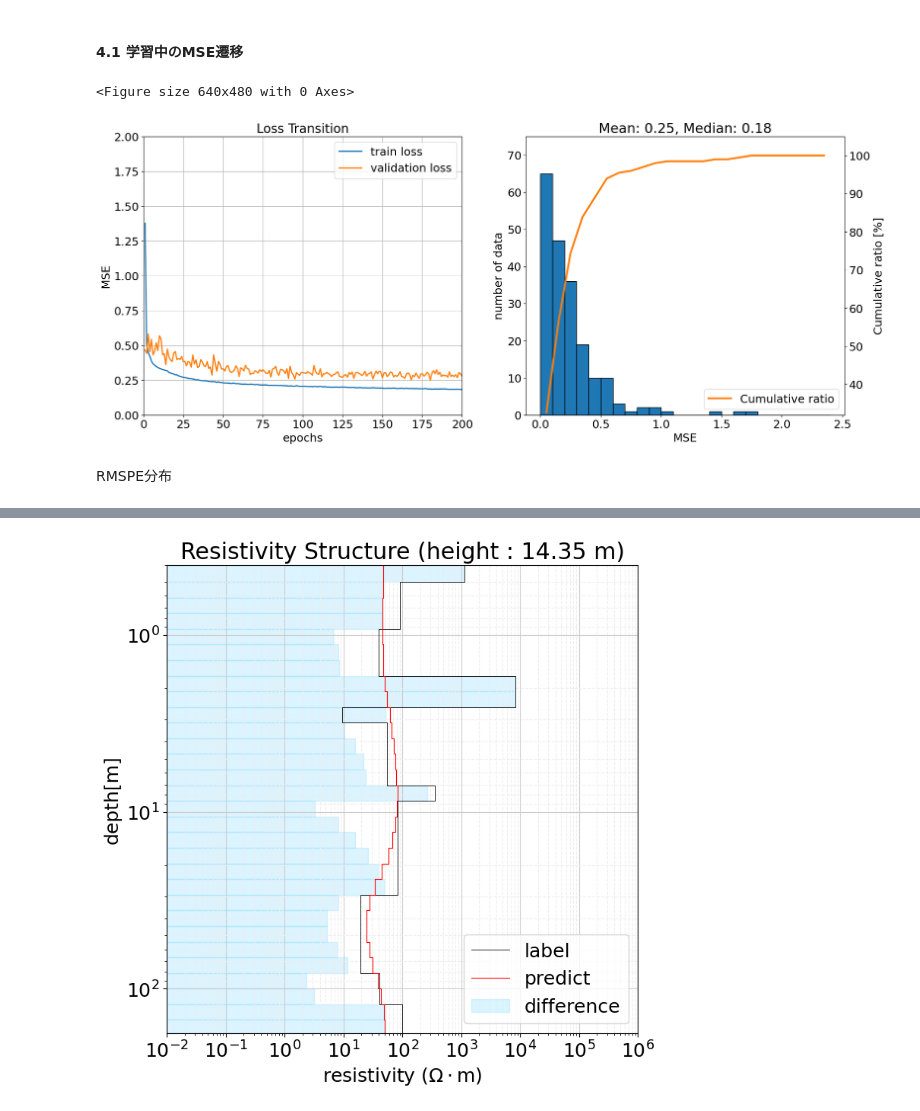
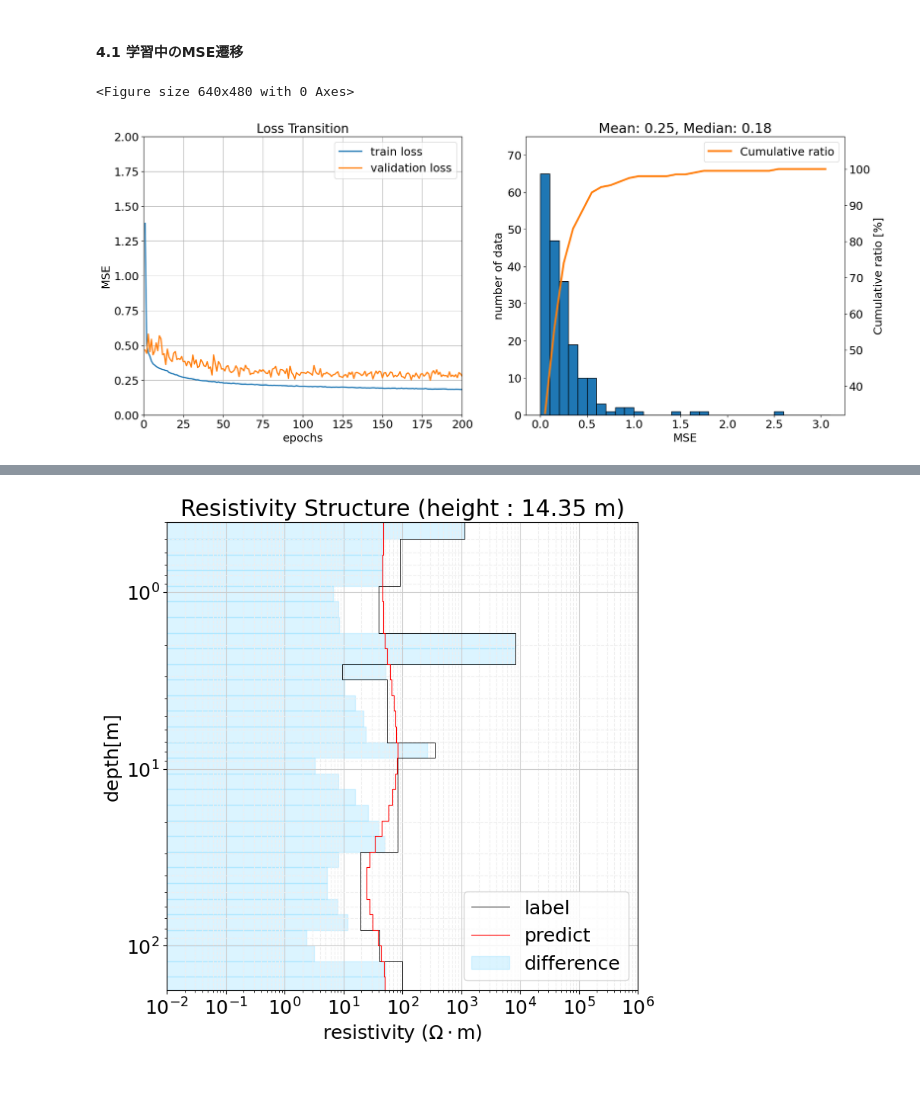
Before and after one commit to WasedaGeophysics/DLXEM, a Jupyter notebook: core/resolve_unit/DNN_RESOLVE.ipynb, the cells around one changed output, grey strips where cells are left out. Saved outputs shown, nothing was run; the diff lists cells and outputs as text; code cells hidden in the pictures; blank space fills up the shorter version.

```diff
--- a/core/resolve_unit/DNN_RESOLVE.ipynb
+++ b/core/resolve_unit/DNN_RESOLVE.ipynb
@@ -241,36 +241,34 @@ ax1.plot(epochx, val_mse, label='validation loss', linewidth=2)
 ax1.set_xlabel('epochs')
 ax1.set_ylabel('MSE')
 ax1.set_xlim(0, epochx.max())
 ax1.set_ylim(0, loss.max() // 1 + 1)
 ax1.legend()
 ax1.grid()
 ax1.set_title('Loss Transition', fontsize = 20)
 
 terr = (y_test - network.predict(x_test))**2
 tmse = np.array([k.mean() for k in terr])
 
 ax2 = fig.add_subplot(122)
 max_mse = tmse.max()
-nbins = int(max_mse // 0.1)
+nbins = int(max_mse // 0.1) + 7
 bins = [.1*(i) for i in range(nbins)]
 n, bins, patches = ax2.hist(tmse, bins=bins, edgecolor='k')
 y2 = np.add.accumulate(n) / n.sum() * 100
 x2 = np.convolve(bins, np.ones(2) / 2, mode="same")[1:]
 ax2.set_xlabel('MSE')
 ax2.set_ylabel('number of data')
 mean = np.mean(tmse)
 median = np.median(tmse)
 ax2.set_ylim(0, n.max()+10)
 ax2.set_title('Mean: {mean:.2f}, Median: {median:.2f}'.format(mean=mean, median=median))
 
 # 第2軸のプロット
 bx2 = ax2.twinx()
 lines = bx2.plot(x2, y2, ls='-', color='C1', linewidth=3, label='Cumulative ratio')
-bx2.set_ylim(10 * y2.min() // 10, 105)
+bx2.set_ylim(10 * y2.min() // 10, 109)
 bx2.set_ylabel('Cumulative ratio [%]')
-bx2.legend();
+bx2.legend(loc='upper right');
 # %% [output]
 <Figure size 640x480 with 0 Axes>
-[figure, old version]
+[figure, new version]
-# %% [markdown]
-RMSPE分布
```
Also changed, not shown: parts of 3 cells of this notebook, 13 other files.
